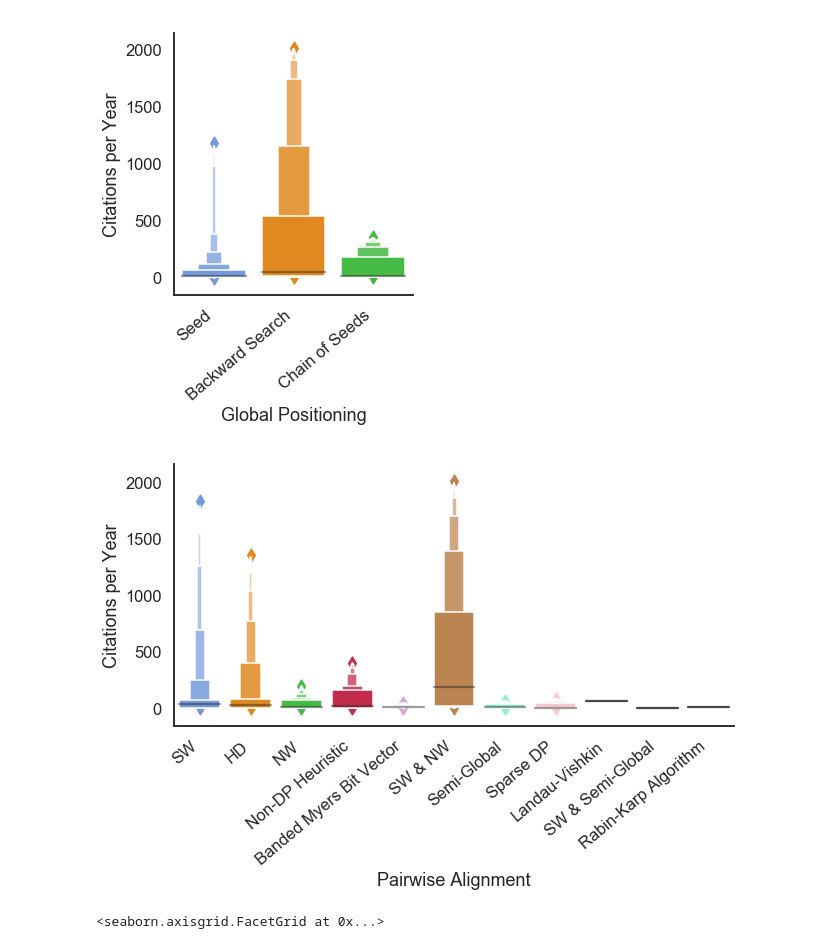
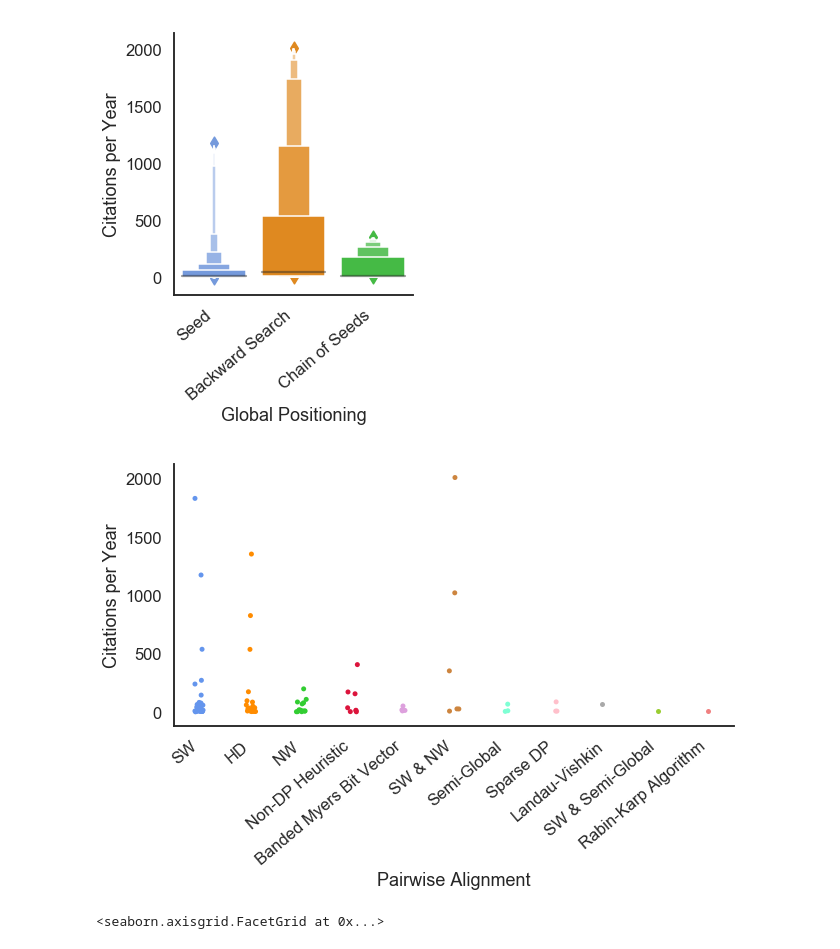
Before and after one commit to Mangul-Lab-USC/technology.dictates.algorithms, a Jupyter notebook: notebooks/citation_figures.ipynb, the cells around one changed output. Drawn from its saved outputs; the diff is of its cells as text; code cells hidden in the pictures.

```diff
--- a/notebooks/citation_figures.ipynb
+++ b/notebooks/citation_figures.ipynb
@@ -154,18 +175,18 @@ plt.savefig('../figures/Global_by_Citations.pdf')
 # %% [output]
 [figure]
 # %%
-ax = sns.catplot(data=data_cite, x='Pairwise_alignment', y='citation_per_year', height=5, aspect=2, kind='boxen',
+ax = sns.catplot(data=data_cite, x='Pairwise_alignment', y='citation_per_year', height=5, aspect=2,
                 order=['SW', 'HD', 'NW', 'Non-DP Heuristic', 'Banded Myers Bit Vector',
                      'SW & NW', 'Semi-Global', 'Sparse DP',
                      'Landau-Vishkin', 'SW & Semi-Global', 'Rabin-Karp Algorithm'],
                 palette=clrs)
 ax.set(xlabel = 'Pairwise Alignment', ylabel = 'Citations per Year')
 ax.set_xticklabels(rotation=40, ha="right")
 #plt.show()
 plt.savefig('../figures/Local_by_Citations.png')
 plt.savefig('../figures/Local_by_Citations.pdf')
 # %% [output]
-[figure, old version]
+[figure, new version]
 # %%
 data_cite.loc[:,'Global_Pairwise'] = data_cite.loc[:,'Global_Positioning'] + " + " + data_cite.loc[:,'Pairwise_alignment']
 
```
Also changed, not shown: parts of 3 cells of this notebook, 51 other files.
